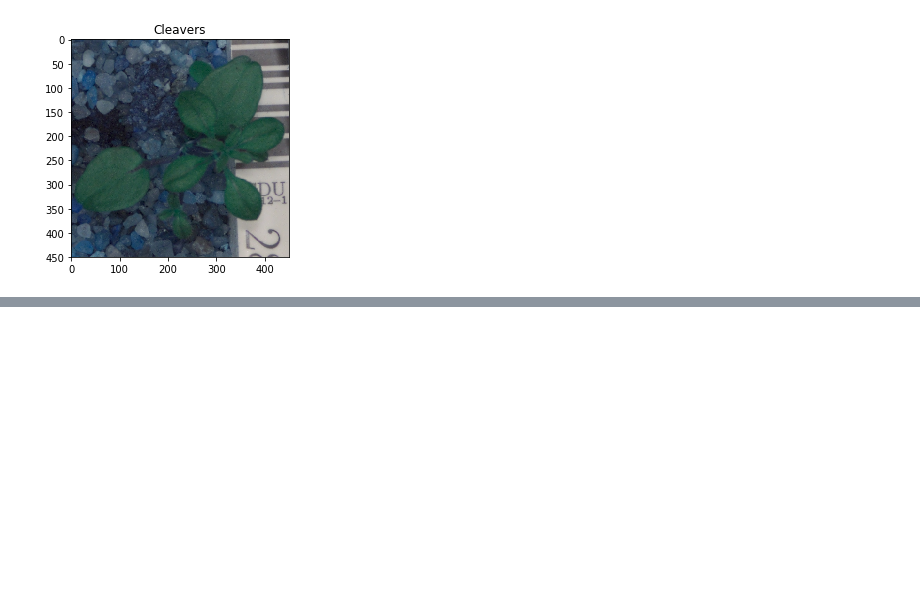
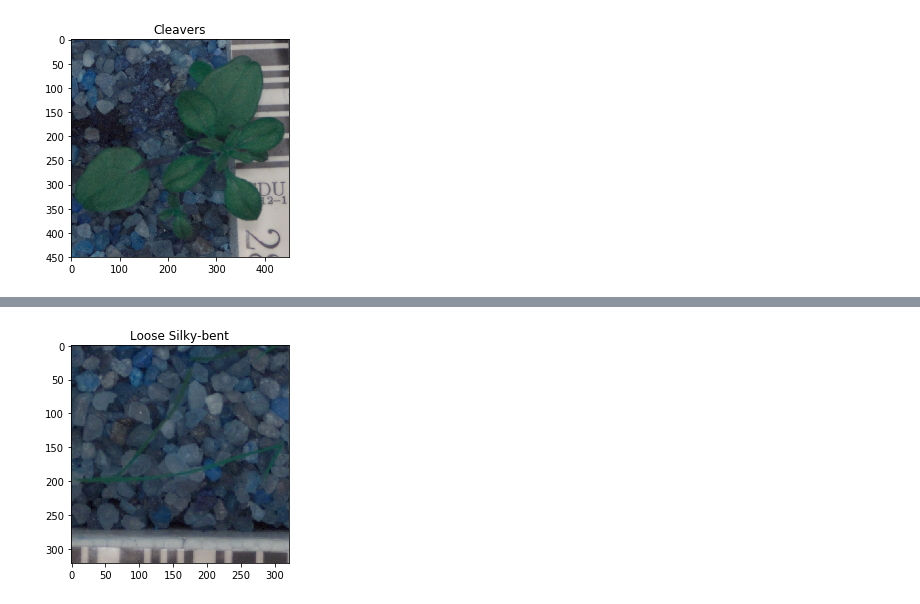
Before and after one commit to ngilmore/ml_model_deployment, a Jupyter notebook: notebooks/2.0-ng-differentiate-weeds-using-cnn.ipynb, the cells around one changed output, grey strips where cells are left out. Saved outputs shown, nothing was run; the diff lists cells and outputs as text; code cells hidden in the pictures; blank space fills up the shorter version.

```diff
--- a/notebooks/2.0-ng-differentiate-weeds-using-cnn.ipynb
+++ b/notebooks/2.0-ng-differentiate-weeds-using-cnn.ipynb
@@ -224,0 +230,4 @@ plot_single_image(images_df, 0)
+# %%
+plot_single_image(images_df, 2000)
+# %% [output]
+[figure, added]
```
Also changed, not shown: parts of 4 cells of this notebook.
